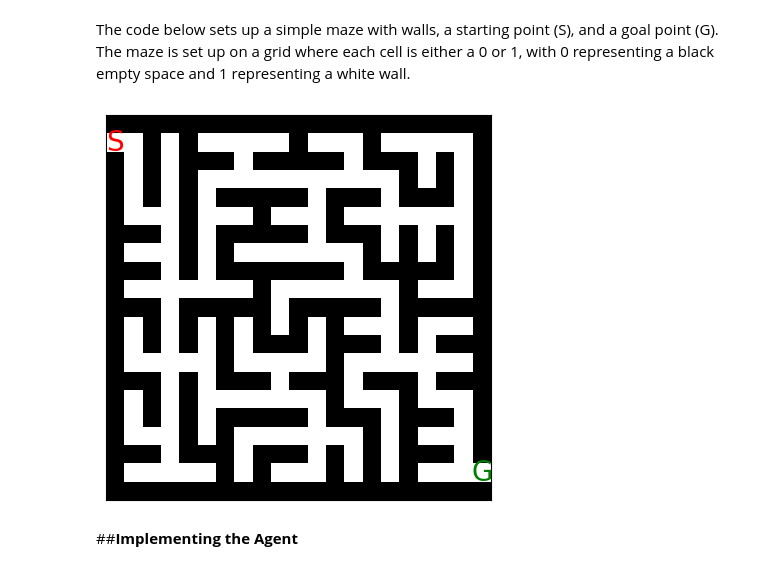
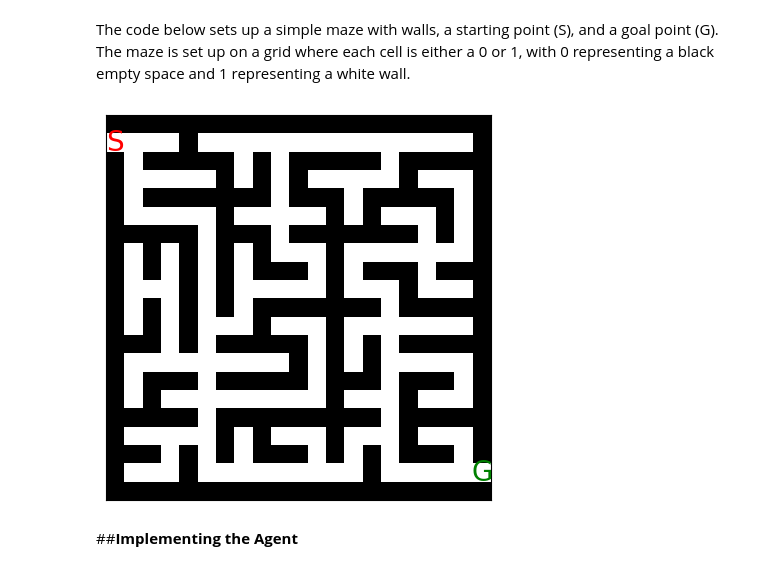
Before and after one commit to bharatramanaik/Maze-solver-bot, a Jupyter notebook: FinalMaze_gdrive.ipynb, the cells around one changed output. Drawn from its saved outputs; the diff is of its cells as text; code cells hidden in the pictures.

```diff
--- a/FinalMaze_gdrive.ipynb
+++ b/FinalMaze_gdrive.ipynb
@@ -85,39 +87,16 @@ def generate_matrix(image_path):
             mapped_matrix[i, j] = 1 if avg_color > 128 else 0
 
     return mapped_matrix
-# %%
-# Create any maze layout you'd like, here's an example
-# maze_layout = np.array([
-#     [0, 0, 0, 0, 0, 0, 0, 0, 0, 0, 0, 0, 0, 0, 0, 0, 0, 0, 0, 0, 0,],
-# [1, 1, 1, 1, 0, 1, 0, 1, 1, 1, 1, 1, 1, 1, 0, 1, 1, 1, 1, 1, 0,],
-# [0, 0, 0, 1, 0, 1, 0, 0, 0, 0, 0, 1, 0, 0, 0, 1, 0, 0, 0, 0, 0,],
-# [0, 1, 0, 1, 0, 1, 0, 1, 0, 1, 0, 1, 1, 1, 0, 1, 1, 1, 1, 1, 0,],
-# [0, 1, 0, 1, 0, 0, 0, 1, 0, 1, 0, 1, 0, 1, 0, 0, 0, 1, 0, 0, 0,],
-# [0, 1, 0, 1, 0, 1, 0, 1, 0, 1, 1, 1, 0, 1, 0, 1, 0, 1, 1, 1, 0,],
-# [0, 1, 0, 1, 0, 1, 0, 1, 0, 0, 0, 1, 0, 0, 0, 1, 0, 1, 0, 0, 0,],
-# [0, 1, 0, 1, 0, 1, 1, 1, 1, 1, 1, 1, 1, 1, 1, 1, 1, 1, 0, 1, 0,],
-# [0, 1, 0, 1, 0, 0, 0, 0, 0, 0, 0, 1, 0, 0, 0, 0, 0, 0, 0, 1, 0,],
-# [0, 1, 0, 1, 0, 1, 0, 1, 0, 1, 1, 1, 1, 1, 0, 1, 1, 1, 1, 1, 0,],
-# [0, 0, 0, 1, 0, 1, 0, 1, 0, 1, 0, 1, 0, 1, 0, 0, 0, 0, 0, 1, 0,],
-# [0, 1, 0, 1, 0, 1, 0, 1, 1, 1, 0, 1, 0, 1, 0, 1, 1, 1, 0, 1, 0,],
-# [0, 1, 0, 1, 0, 1, 0, 0, 0, 0, 0, 1, 0, 0, 0, 1, 0, 1, 0, 1, 0,],
-# [0, 1, 0, 1, 0, 1, 1, 1, 0, 1, 1, 1, 1, 1, 1, 1, 0, 1, 0, 1, 0,],
-# [0, 0, 0, 1, 0, 1, 0, 0, 0, 0, 0, 1, 0, 0, 0, 1, 0, 1, 0, 1, 0,],
-# [0, 1, 0, 1, 0, 1, 0, 1, 0, 1, 0, 1, 0, 1, 1, 1, 0, 1, 0, 1, 0,],
-# [0, 1, 0, 1, 0, 0, 0, 1, 0, 1, 0, 1, 0, 1, 0, 0, 0, 1, 0, 1, 0,],
-# [0, 1, 0, 1, 0, 1, 1, 1, 0, 1, 0, 1, 0, 1, 0, 1, 1, 1, 0, 1, 0,],
-# [0, 1, 0, 1, 0, 0, 0, 0, 0, 0, 0, 0, 0, 0, 0, 0, 0, 0, 0, 0, 0,],
-# [0, 1, 0, 1, 1, 1, 1, 1, 1, 1, 1, 1, 1, 1, 1, 1, 1, 1, 1, 1, 1,],
-# [0, 0, 0, 0, 0, 0, 0, 0, 0, 0, 0, 0, 0, 0, 0, 0, 0, 0, 0, 0, 0,]
-# ])
-maze_layout=generate_matrix("E:/Major_project/Major Project/Major Project/Final_model/archive/3.png")
-# Create an instance of the maze and set the starting and ending positions
-maze = Maze(maze_layout, (0, 1), (20, 19))
-# Visualize the maze
-# print(maze_layout[0,1])
-maze.show_maze()
-# %% [output]
-[figure, removed]
+# %%
+
+maze_layout=generate_matrix("E:/Major_project/Major Project/Major Project/Final_model/archive/rectangular_mazes/7.png")
+# Create an instance of the maze and set the starting and ending positions
+maze = Maze(maze_layout, (0, 1), (20, 19))
+# Visualize the maze
+# print(maze_layout[0,1])
+maze.show_maze()
+# %% [output]
+[figure, added]
 # %% [markdown]
 ##**Implementing the Agent**
 # %% [markdown]
```
Also changed, not shown: parts of 7 cells of this notebook, 3 other files.
